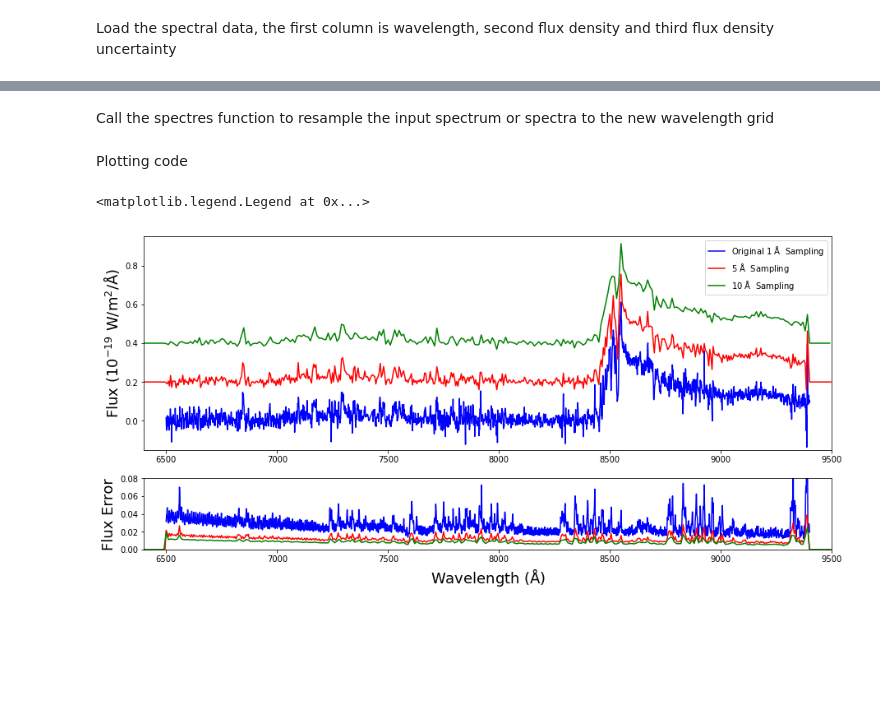
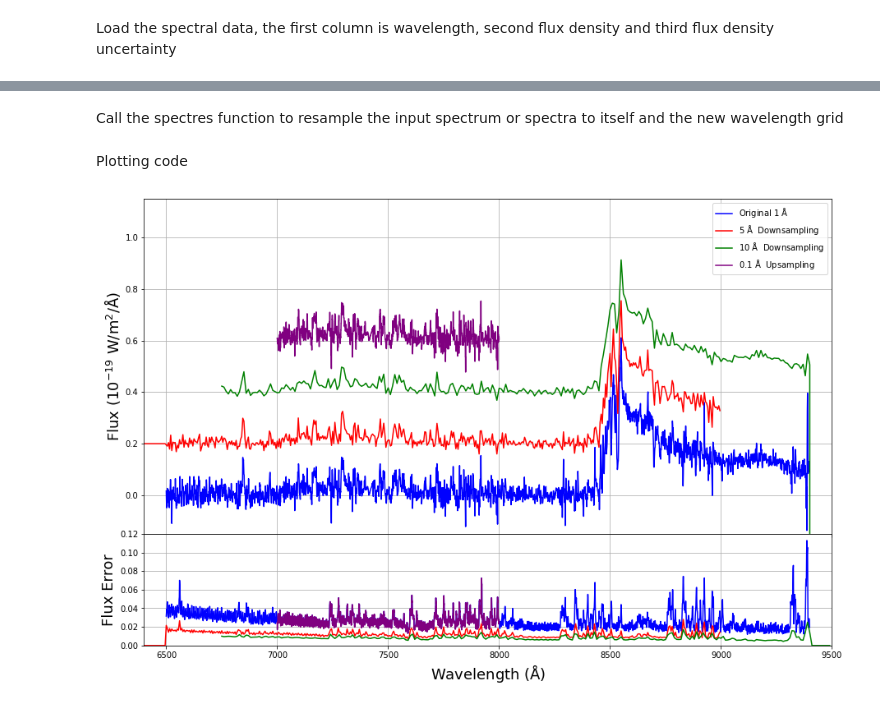
Before and after one commit to ACCarnall/SpectRes, a Jupyter notebook: examples/example_hizquasar.ipynb, the cells around one changed output, grey strips where cells are left out. Saved outputs shown, nothing was run; the diff lists cells and outputs as text; code cells hidden in the pictures; blank space fills up the shorter version.

```diff
--- a/examples/example_hizquasar.ipynb
+++ b/examples/example_hizquasar.ipynb
@@ -15,36 +27,46 @@ regrid2 = np.arange(6400., 9500., 10.0)
 # %% [markdown]
-Call the spectres function to resample the input spectrum or spectra to the new wavelength grid
+Call the spectres function to resample the input spectrum or spectra to itself and the new wavelength grid
 # %%
-spec_resample1, spec_errs_resample1 = spectres(regrid1, spectrum[:,0], spectrum[:,1], spec_errs=spectrum[:,2])
-spec_resample2, spec_errs_resample2 = spectres(regrid2, spectrum[:,0], spectrum[:,1], spec_errs=spectrum[:,2])
+spec_resample0, spec_errs_resample0 =\
+    spectres(spectrum[:,0], spectrum[:,0], spectrum[:,1], spec_errs=spectrum[:,2])
+assert np.sum(spec_resample0) == np.sum(spectrum[:,1]), \
+    "Resampling with itself (i.e. should have done nothing) does not conserve flux!"
+
+spec_resample1, spec_errs_resample1 =\
+    spectres(regrid1, spectrum[:,0], spectrum[:,1], spec_errs=spectrum[:,2])
+spec_resample2, spec_errs_resample2 =\
+    spectres(regrid2, spectrum[:,0], spectrum[:,1], spec_errs=spectrum[:,2], fill_value=-999.)
+spec_resample3, spec_errs_resample3 =\
+    spectres(regrid3, spectrum[:,0], spectrum[:,1], spec_errs=spectrum[:,2])
 # %% [markdown]
 Plotting code
 # %%
-f, (ax1, ax2) = plt.subplots(2, figsize=(15,7))
-gs = gridspec.GridSpec(2, 1, height_ratios=[3,1])
+f, (ax1, ax2) = plt.subplots(2, figsize=(15,10))
+gs = gridspec.GridSpec(2, 1, height_ratios=[3,1], hspace=0.)
 
 ax1 = plt.subplot(gs[0])
 ax2 = plt.subplot(gs[1])
 
-ax1.plot(spectrum[:,0], spectrum[:,1] * 1E19, color="blue", lw=1.5, label="Original 1 $\mathrm{\AA}\ $ Sampling")
-ax1.plot(regrid1, spec_resample1 * 1E19 + 0.2, color="red", lw=1.5, label="5 $\mathrm{\AA}\ $ Sampling")
-ax1.plot(regrid2, spec_resample2 * 1E19 + 0.4, color="green", lw=1.5, label="10 $\mathrm{\AA}\ $ Sampling")
+ax1.plot(spectrum[:,0], spectrum[:,1] * 1E19, color="blue", lw=1.5, label="Original 1 $\mathrm{\AA}\ $")
+ax1.plot(regrid1, spec_resample1 * 1E19 + 0.2, color="red", lw=1.5, label="5 $\mathrm{\AA}\ $ Downsampling")
+ax1.plot(regrid2, spec_resample2 * 1E19 + 0.4, color="green", lw=1.5, label="10 $\mathrm{\AA}\ $ Downsampling")
+ax1.plot(regrid3, spec_resample3 * 1E19 + 0.6, color="purple", lw=1.5, label="0.1 $\mathrm{\AA}\ $ Upsampling")
+ax1.set_ylabel("Flux ($10^{-19}\ \mathrm{W/m^2/\\AA)}$", size=18)
+ax1.set_xlim(6400, 9500)
+ax1.set_ylim(-0.15, 1.15)
+ax1.set_xticklabels([''])
+ax1.grid()
+ax1.legend()
 
 
 ax2.plot(spectrum[:,0], spectrum[:,2] * 1E19, color="blue", lw=1.5)
 ax2.plot(regrid1, spec_errs_resample1 * 1E19, color="red", lw=1.5)
 ax2.plot(regrid2, spec_errs_resample2 * 1E19, color="green", lw=1.5)
-
-ax1.set_ylabel("Flux ($10^{-19}\ \mathrm{W/m^2/\\AA)}$", size=18)
+ax2.plot(regrid3, spec_errs_resample3 * 1E19, color="purple", lw=1.5)
+ax2.set_xlabel("Wavelength ($\mathrm{\AA}$)", size=18)
 ax2.set_ylabel("Flux Error", size=18)
-
-ax2.set_xlabel("Wavelength ($\mathrm{\AA}$)", size=18)
-
-ax1.set_xlim(6400, 9500)
-ax1.set_ylim(-0.15, 0.95)
 ax2.set_xlim(6400, 9500)
-ax2.set_ylim(0, 0.08)
-ax1.legend()
+ax2.set_ylim(0, 0.12)
+ax2.grid()
 # %% [output]
-<matplotlib.legend.Legend at 0x...>
-[figure, old version]
+[figure, new version]
```
Also changed, not shown: parts of 4 cells of this notebook, 2 other files.
